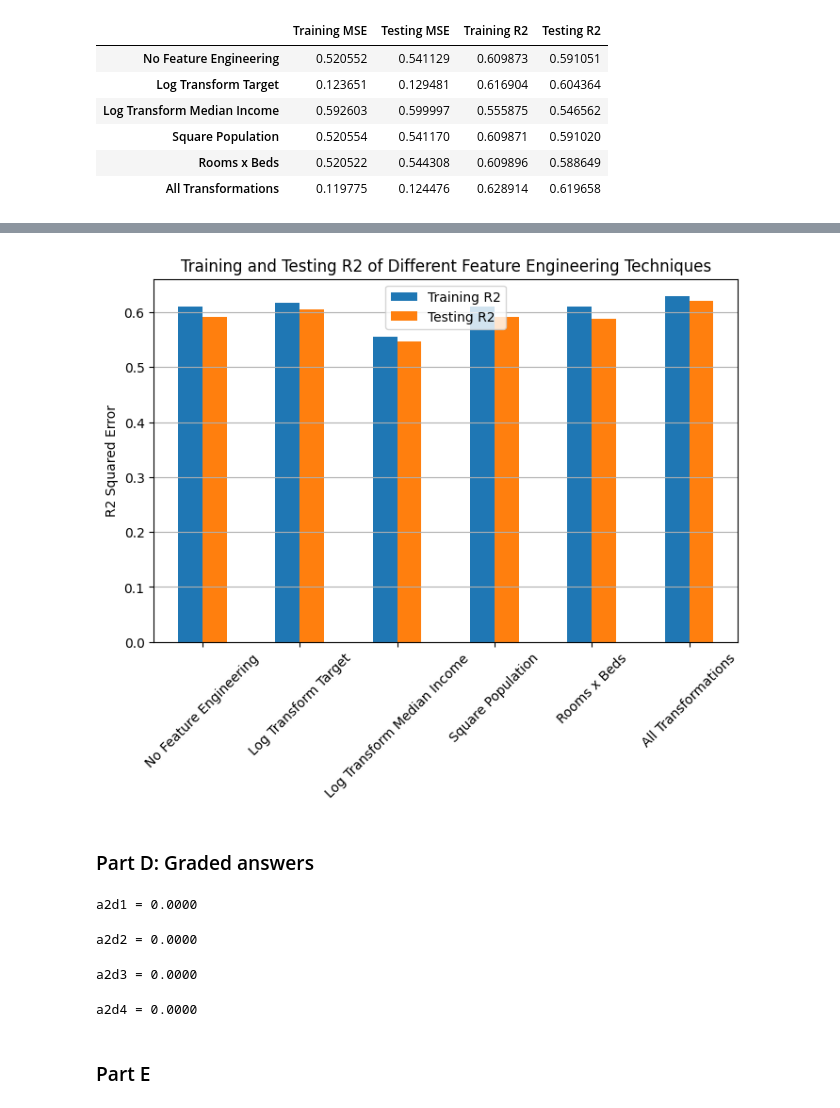
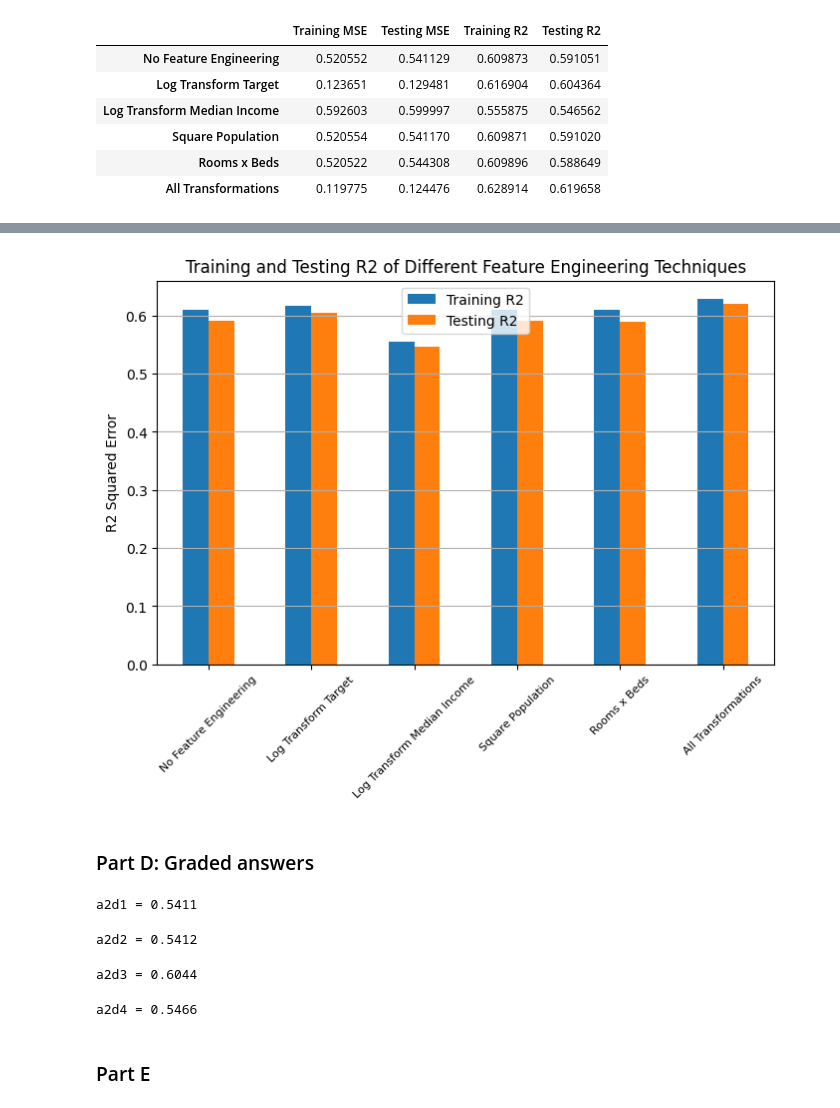
Before and after one commit to jtvon/Module-3-Assignments, a Jupyter notebook: Homework_03.ipynb, the cells around one changed output, grey strips where cells are left out. Cells and saved outputs as stored; diff of their text form; code cells hidden in the pictures.

```diff
--- a/Homework_03.ipynb
+++ b/Homework_03.ipynb
@@ -611,50 +612,50 @@ plt.show()
 # %%
 # Plot the R2s
 plt.figure(figsize=(8,5))
 results_df[['Training R2', 'Testing R2']].plot(kind='bar', ax=plt.gca())
 plt.ylabel('R2 Squared Error')
 plt.title('Training and Testing R2 of Different Feature Engineering Techniques')
-plt.xticks(rotation=45)
+plt.xticks(rotation=45, fontsize=8)
 plt.grid(axis='y')
 plt.show()
 # %% [output]
-[figure, old version]
+[figure, new version]
 # %% [markdown]
 ### Part D: Graded answers
 # %%
 # Assign to the variable the MSE of the original data set with no transformations
 
-a2d1 =                             # Just to get the cell to run without errors, replace by appropriate expression
+a2d1 = mse_test                          # Just to get the cell to run without errors, replace by appropriate expression
 
 print(f'a2d1 = {a2d1:.4f}')             # Do NOT change this print statement in any way, it is used by the auto-grader!
 # %% [output]
-a2d1 = 0.0000
+a2d1 = 0.5411
 # %%
 # Assign to the variable the MSE  score of the dataset after transformation 2.3
 
-a2d2 = 0.0                              # Just to get the cell to run without errors, replace by appropriate expression
+a2d2 = mse_test_pop                              # Just to get the cell to run without errors, replace by appropriate expression
 
 print(f'a2d2 = {a2d2:.4f}')             # Do NOT change this print statement in any way, it is used by the auto-grader!
 # %% [output]
-a2d2 = 0.0000
+a2d2 = 0.5412
 # %%
 # Assign to the variable the $R^2$  score of the dataset after transformation 2.1
 
 
-a2d3 = 0.0                              # Just to get the cell to run without errors, replace by appropriate expression
+a2d3 = r2_test_log                              # Just to get the cell to run without errors, replace by appropriate expression
 
 print(f'a2d3 = {a2d3:.4f}')             # Do NOT change this print statement in any way, it is used by the auto-grader!
 # %% [output]
-a2d3 = 0.0000
+a2d3 = 0.6044
 # %%
 # Assign to the variable the R^2 score of the best result, i.e., the best R^2 score found in any experiment
 # Note that you do not have to specify which experiment(s), just give the largest value.
 
-a2d4 = 0.0                              # Just to get the cell to run without errors, replace by appropriate expression
+a2d4 = r2_test_inc                              # Just to get the cell to run without errors, replace by appropriate expression
 
 print(f'a2d4 = {a2d4:.4f}')             # Do NOT change this print statement in any way, it is used by the auto-grader!
 # %% [output]
-a2d4 = 0.0000
+a2d4 = 0.5466
 # %% [markdown]
 ### Part E
 # %%
```
Also changed, not shown: parts of 5 cells of this notebook.
